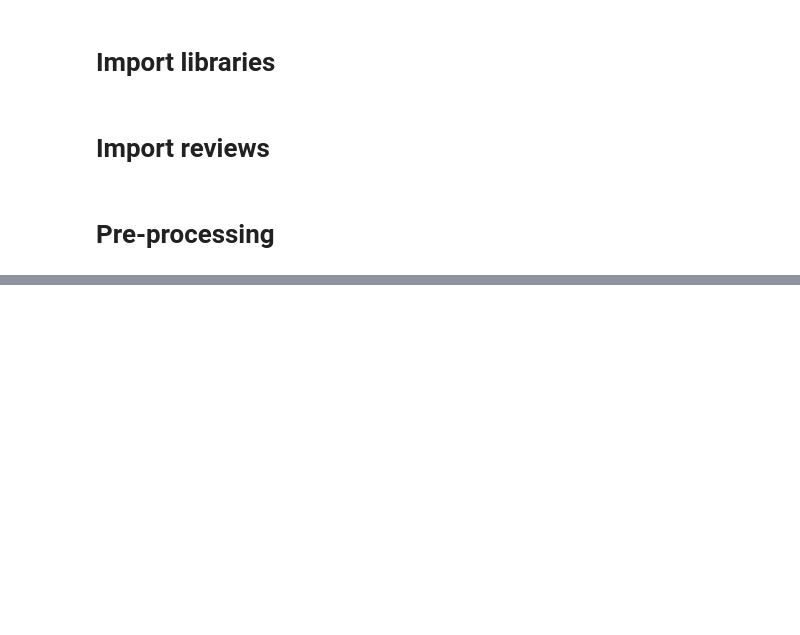
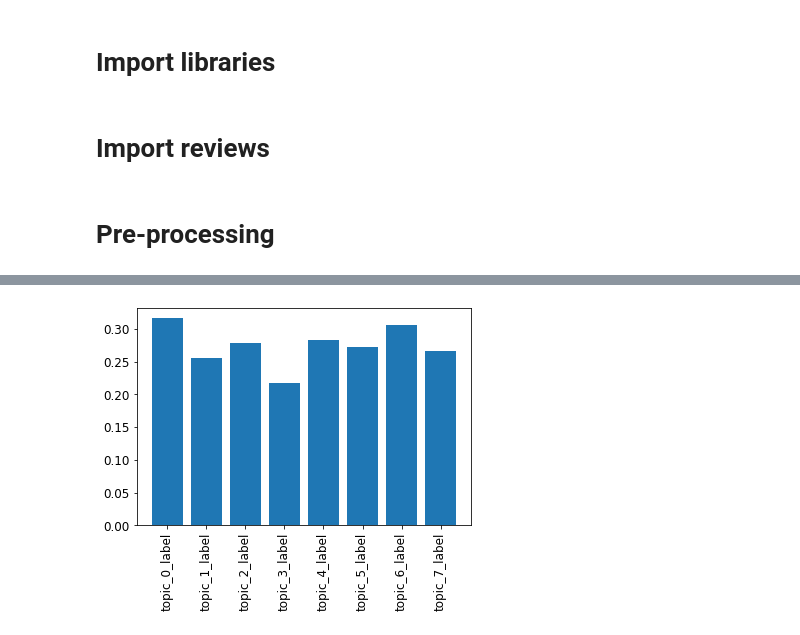
Before and after one commit to mads-app-reviews-nlp/app-reviews-nlp, a Jupyter notebook: playground/stanley/Unsupervised_learning.ipynb, the cells around one changed output, grey strips where cells are left out. Saved outputs shown, nothing was run; the diff lists cells and outputs as text; code cells hidden in the pictures; blank space fills up the shorter version.

```diff
--- a/playground/stanley/Unsupervised_learning.ipynb
+++ b/playground/stanley/Unsupervised_learning.ipynb
@@ -366,0 +968,24 @@ for tp in x:
+# %%
+def multiple_labeling(row, col, mean_value):
+    if row['dominant_topic_label']==col:
+        return True
+    elif row[col]>mean_value:
+        return True
+    else:
+        return False
+
+
+for col in tqdm(au_topic_weights.columns[:8]):
+    mean_value=au_topic_weights[col].mean()
+    au_topic_weights['{}_label'.format(col)]=au_topic_weights.apply(lambda row: multiple_labeling(row, col, mean_value), axis=1)
+
+y_values=[]
+total=au_topic_weights.shape[0]
+for col in au_topic_weights.columns[-8:]:
+    y_values.append(au_topic_weights[col].value_counts().loc[True]/total)
+plt.bar(au_topic_weights.columns[-8:], y_values)
+plt.xticks(fontsize=12, rotation=90)
+plt.yticks(fontsize=12 )
+plt.show()
+# %% [output]
+[figure, added]
```
Also changed, not shown: parts of 88 cells of this notebook, 27 other files.
